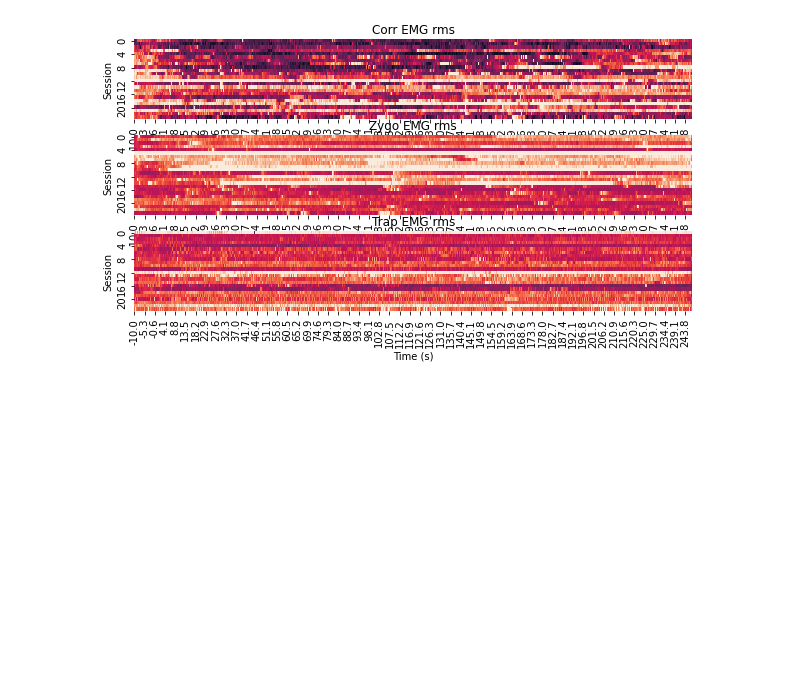
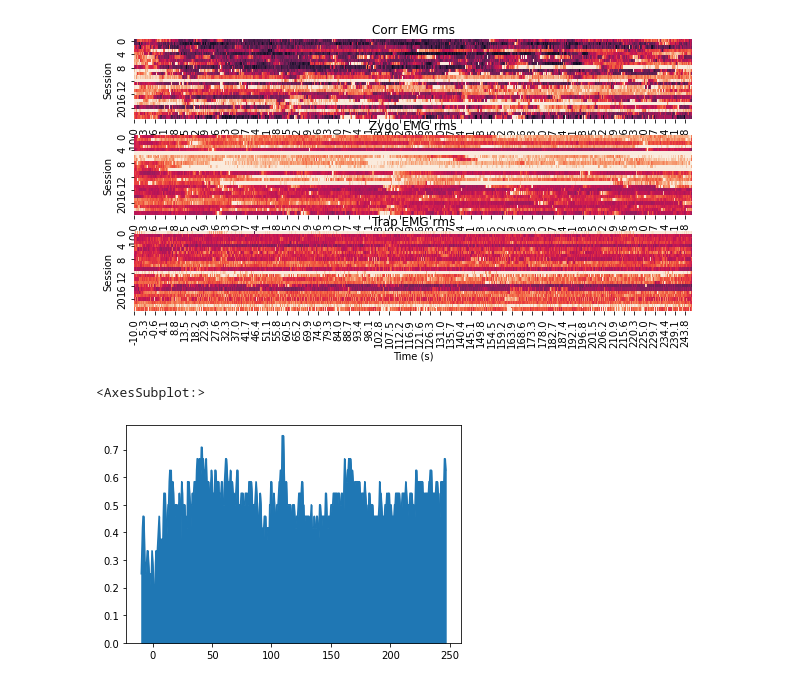
Before and after one commit to finn42/ActivityAnalysis_PythonConversion, a Jupyter notebook: LocalActivityTest_demo.ipynb, the cells around one changed output. Drawn from its saved outputs; the diff is of its cells as text; code cells hidden in the pictures; blank space fills up the shorter version.

Commit message:
Added UBound framewise activity evaluation

```diff
--- a/LocalActivityTest_demo.ipynb
+++ b/LocalActivityTest_demo.ipynb
@@ -173,3 +173,11 @@ plt.xlabel('Time (s)')
 plt.show()
 # %% [output]
 [figure]
+# %%
+actType='UBound'
+Thresh = 3
+AC = activityCount(Data,FrameSize,HopSize,Thresh,actType)
+AC['Total'].plot.area()
+# %% [output]
+<AxesSubplot:>
+[figure, added]
```
Also changed, not shown: parts of 4 cells of this notebook, 1 other file.
